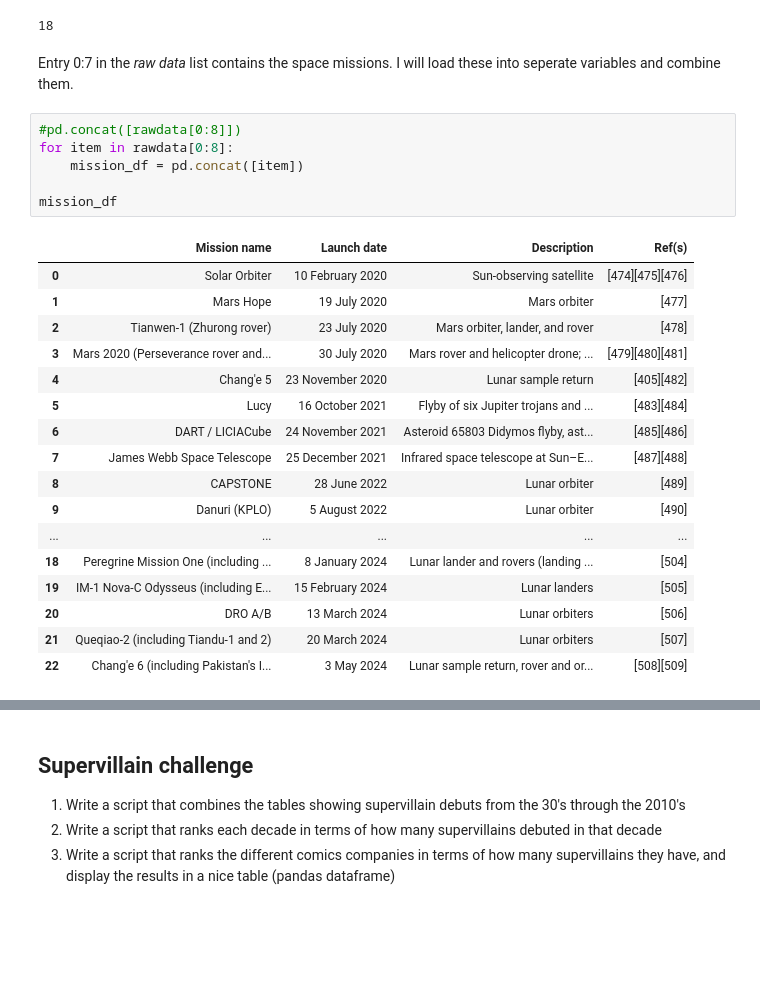
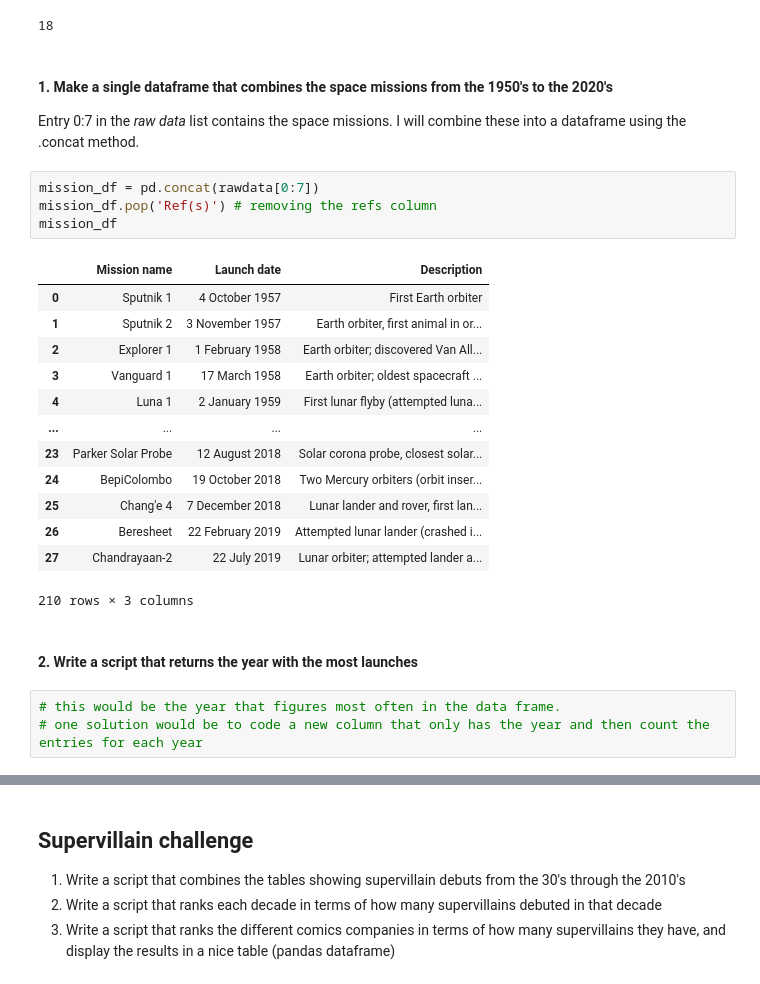
Before and after one commit to christianstenbro/cult_data, a Jupyter notebook: fun_with_pandas.ipynb, the cells around one changed output, grey strips where cells are left out. Drawn from its saved outputs; the diff is of its cells as text; blank space fills up the shorter version.

Commit message:
added solution to the fun_with_pandas assignment

```diff
--- a/fun_with_pandas.ipynb
+++ b/fun_with_pandas.ipynb
@@ -128,28 +135,28 @@ len(rawdata)
 # %% [output]
 18
 # %% [markdown]
-Entry 0:7 in the *raw data* list contains the space missions. I will load these into seperate variables and combine them.
+#### 1. Make a single dataframe that combines the space missions from the 1950's to the 2020's
+Entry 0:7 in the *raw data* list contains the space missions. I will combine these into a dataframe using the .concat method.
 # %%
-#pd.concat([rawdata[0:8]])
-for item in rawdata[0:8]:
-    mission_df = pd.concat([item])
-
+mission_df = pd.concat(rawdata[0:7])
+mission_df.pop('Ref(s)') # removing the refs column
 mission_df
 # %% [output]
-|  | Mission name | Launch date | Description | Ref(s) |
-| 0 | Solar Orbiter | 10 February 2020 | Sun-observing satellite | [474][475][476] |
-| 1 | Mars Hope | 19 July 2020 | Mars orbiter | [477] |
-| 2 | Tianwen-1 (Zhurong rover) | 23 July 2020 | Mars orbiter, lander, and rover | [478] |
-| 3 | Mars 2020 (Perseverance rover and... | 30 July 2020 | Mars rover and helicopter drone; ... | [479][480][481] |
-| 4 | Chang'e 5 | 23 November 2020 | Lunar sample return | [405][482] |
-| 5 | Lucy | 16 October 2021 | Flyby of six Jupiter trojans and ... | [483][484] |
-| 6 | DART / LICIACube | 24 November 2021 | Asteroid 65803 Didymos flyby, ast... | [485][486] |
-| 7 | James Webb Space Telescope | 25 December 2021 | Infrared space telescope at Sun–E... | [487][488] |
-| 8 | CAPSTONE | 28 June 2022 | Lunar orbiter | [489] |
-| 9 | Danuri (KPLO) | 5 August 2022 | Lunar orbiter | [490] |
-| ... | ... | ... | ... | ... |
-| 18 | Peregrine Mission One (including ... | 8 January 2024 | Lunar lander and rovers (landing ... | [504] |
-| 19 | IM-1 Nova-C Odysseus (including E... | 15 February 2024 | Lunar landers | [505] |
-| 20 | DRO A/B | 13 March 2024 | Lunar orbiters | [506] |
-| 21 | Queqiao-2 (including Tiandu-1 and 2) | 20 March 2024 | Lunar orbiters | [507] |
-| 22 | Chang'e 6 (including Pakistan's I... | 3 May 2024 | Lunar sample return, rover and or... | [508][509] |
+|  | Mission name | Launch date | Description |
+| 0 | Sputnik 1 | 4 October 1957 | First Earth orbiter |
+| 1 | Sputnik 2 | 3 November 1957 | Earth orbiter, first animal in or... |
+| 2 | Explorer 1 | 1 February 1958 | Earth orbiter; discovered Van All... |
+| 3 | Vanguard 1 | 17 March 1958 | Earth orbiter; oldest spacecraft ... |
+| 4 | Luna 1 | 2 January 1959 | First lunar flyby (attempted luna... |
+| ... | ... | ... | ... |
+| 23 | Parker Solar Probe | 12 August 2018 | Solar corona probe, closest solar... |
+| 24 | BepiColombo | 19 October 2018 | Two Mercury orbiters (orbit inser... |
+| 25 | Chang'e 4 | 7 December 2018 | Lunar lander and rover, first lan... |
+| 26 | Beresheet | 22 February 2019 | Attempted lunar lander (crashed i... |
+| 27 | Chandrayaan-2 | 22 July 2019 | Lunar orbiter; attempted lander a... |
+210 rows × 3 columns
+# %% [markdown]
+#### 2. Write a script that returns the year with the most launches
+# %%
+# this would be the year that figures most often in the data frame.
+# one solution would be to code a new column that only has the year and then count the entries for each year
```
Also changed, not shown: parts of 33 cells of this notebook.
